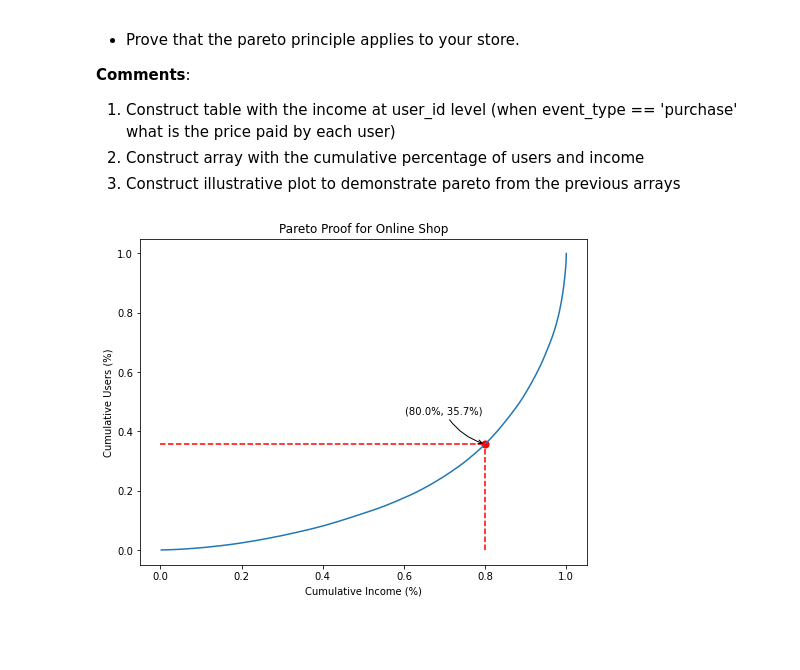
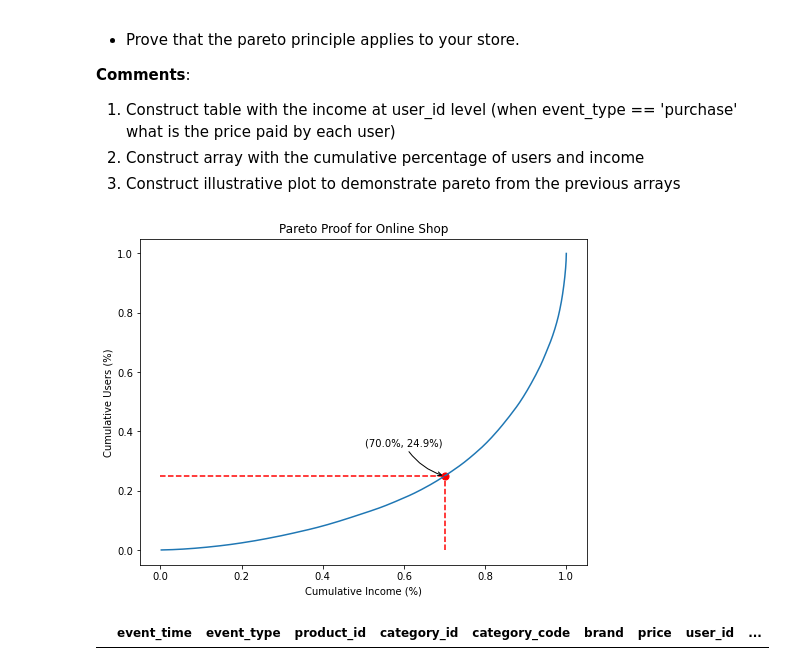
Before and after one commit to ADM-Homework-2/Homework_2, a Jupyter notebook: Main.ipynb, the cells around one changed output. Cells and saved outputs as stored; diff of their text form; code cells hidden in the pictures; blank space fills up the shorter version.

```diff
--- a/Main.ipynb
+++ b/Main.ipynb
@@ -66,8 +66,8 @@ Nov_2019_data.to_pickle('2019_Oct.pickle')
 # %% [markdown]
 #### Partially read data
 # %%
-Oct_2019_data = pd.read_csv('data/2019-Oct.csv', nrows=900000)
-Nov_2019_data = pd.read_csv('data/2019-Nov.csv', nrows=900000)
+Oct_2019_data = pd.read_csv('data/2019-Oct.csv', nrows=9000)
+Nov_2019_data = pd.read_csv('data/2019-Nov.csv', nrows=9000)
 
 full_data_set = pd.concat((Oct_2019_data, Nov_2019_data))
 # %% [markdown]
@@ -97,3 +97,10 @@ What are the categories of the most trending products overall? For each month vi
 **Comments**:
 
 Nicola
+# %%
+full_data_set['category_code'] = full_data_set.category_code.fillna('missing_category_code')
+
+# Convert event time into month
+full_data_set['event_time'] = pd.to_datetime(full_data_set.event_time).dt.month
+# %%
+full_data_set['subcategory_code'] = full_data_set['category_code'].apply(lambda x: x.split('.')[-1])
@@ -218,6 +369,10 @@ The Pareto principle states that for many outcomes roughly 80% of consequences c
 2. Construct array with the cumulative percentage of users and income
 3. Construct illustrative plot to demonstrate pareto from the previous arrays
 # %%
-funcs.pareto_proof_online_shop(full_data_set, income_threshold=0.8)
+funcs.pareto_proof_online_shop(full_data_set, income_threshold=0.7)
 # %% [output]
-[figure, old version]
+[figure, new version]
+# %%
+full_data_set[full_data_set.event_type.isnull()]
+# %% [output]
+|  | event_time | event_type | product_id | category_id | category_code | brand | price | user_id | ... |
```
Also changed, not shown: parts of 14 cells of this notebook, 1 other file.
